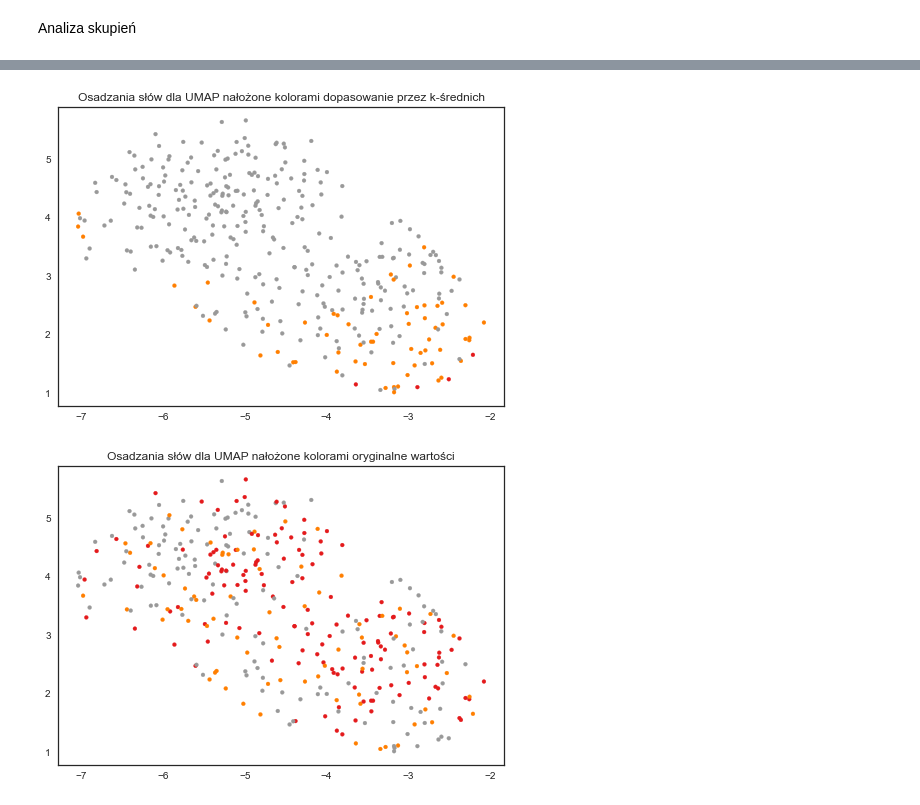
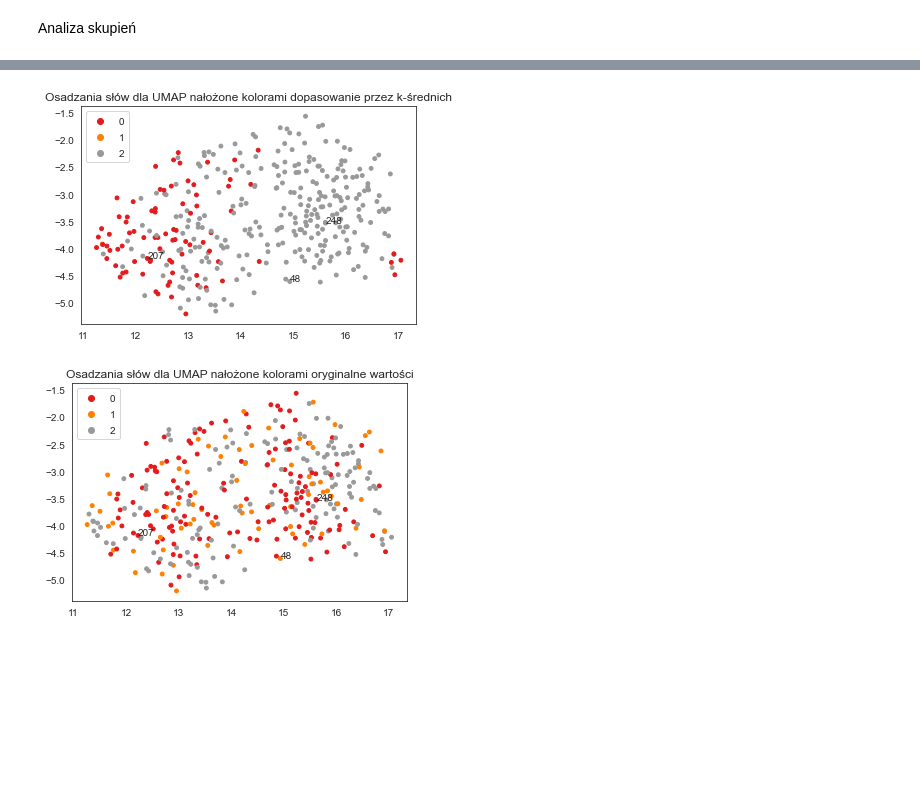
Before and after one commit to chebcia/Metacritic, a Jupyter notebook: Metacritic_Lic.ipynb, the cells around one changed output, grey strips where cells are left out. Saved outputs shown, nothing was run; the diff lists cells and outputs as text; code cells hidden in the pictures; blank space fills up the shorter version.

```diff
--- a/Metacritic_Lic.ipynb
+++ b/Metacritic_Lic.ipynb
@@ -325,5 +338,5 @@ def createPlotTypeofComment(df,column, title):
 # %%
 #Mafia opinie
-df_user_review_mafia_definitive_edition_pc = MetacriticData().get_reviews('Mafia: Definitive Edition', 'PC Game')[1]
-df_user_review_mafia_definitive_edition_pc
+MetacriticData().get_reviews('Mafia: Definitive Edition', 'PC Game')
+# df_user_review_mafia_definitive_edition_pc = MetacriticData().get_reviews('Mafia: Definitive Edition', 'PC Game')[1]
 # %% [output]
@@ -345,2 +344,4 @@ df_user_review_mafia_definitive_edition_pc = changeScore(df_user_review_mafia_de
 # %%
+df_user_review_mafia_definitive_edition_pc = changeLanguage(df_user_review_mafia_definitive_edition_pc, "content")
+df_user_review_mafia_definitive_edition_pc = changeScore(df_user_review_mafia_definitive_edition_pc, "score", "desc")
 createPlotTypeofComment(df_user_review_mafia_definitive_edition_pc, "desc", 'Ilość recenzji dla Mafia Definitive Edition PC')
@@ -382,9 +368,6 @@ createPlotTypeofComment(df_user_review_The_last_of_us, "desc", 'Ilość recenzji
 def preprocessing(df):
 
     lemmatizer = nltk.stem.WordNetLemmatizer()
-    #detect english and chose only english
-    df['Language'] = df['content'].apply(detect_language)
-    df = df.loc[df['Language'] == "en"]
     # change text to lower
     df["text_preprocessing"] = df["content"].str.lower()
     #remove mafia
@@ -408,7 +391,6 @@ def preprocessing(df):
     #tokenization and lemmatization
     df["text_preprocessing"] = df["text_preprocessing"].apply(lambda x: lemmatize_sentence(x, lemmatizer))
 
-    df = df.reset_index()
 
     return df
 # %%
@@ -670,18 +631,25 @@ bad game,review,team,make,like,bug,gameplay,buy,player,money,expand,just,career
 # %%
 import umap.umap_ as umap
-def createUMAPPlots(df, title1, cluster_assignment, df2, column, title2):
+def createUMAPPlots(df, title1, cluster_assignment, df2, column, title2, my_list):
     standard_embedding = umap.UMAP(random_state=42).fit_transform(df)
+
     f = plt.figure(1)
-    plt.scatter(standard_embedding[:, 0], standard_embedding[:, 1], s= 15, c=cluster_assignment, cmap='Set1')
+    scatter=plt.scatter(standard_embedding[:, 0], standard_embedding[:, 1], s= 15, c=cluster_assignment, cmap='Set1' )
+    for i in my_list:
+        plt.text( standard_embedding[i,0],  standard_embedding[i,1], str(i))
     plt.title(title1, fontsize=12)
+    plt.legend(*scatter.legend_elements())
     f.show()
 
     g= plt.figure(2)
-    plt.scatter(standard_embedding[:, 0], standard_embedding[:, 1], s= 15, c=df2[column], cmap='Set1')
+    scatter = plt.scatter(standard_embedding[:, 0], standard_embedding[:, 1], s= 15, c=df2[column], cmap='Set1')
+    for i in my_list:
+        plt.text( standard_embedding[i,0],  standard_embedding[i,1], str(i))
     plt.title(title2, fontsize=12)
+    plt.legend(*scatter.legend_elements())
     g.show()
 # %%
-createUMAPPlots(XMafia,'Osadzania słów dla UMAP nałożone kolorami dopasowanie przez k-średnich', cluster_assignment_Mafia, df_user_review_mafia_definitive_edition_pc_preprocessed, "scoreNumber", 'Osadzania słów dla UMAP nałożone kolorami oryginalne wartości' )
+createUMAPPlots(XMafia,'Osadzania słów dla UMAP nałożone kolorami dopasowanie przez k-średnich', cluster_assignment_Mafia, df_user_review_mafia_definitive_edition_pc_preprocessed, "scoreNumber", 'Osadzania słów dla UMAP nałożone kolorami oryginalne wartości', [48,207,248] )
 # %% [output]
-[figure, old version]
+[figure, new version]
-[figure, old version]
+[figure, new version]
```
Also changed, not shown: parts of 50 cells of this notebook.
